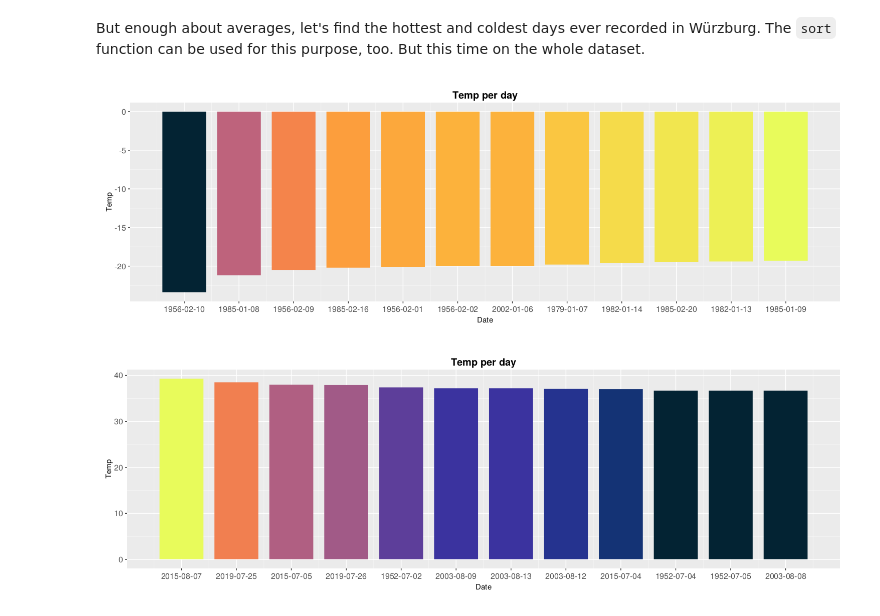
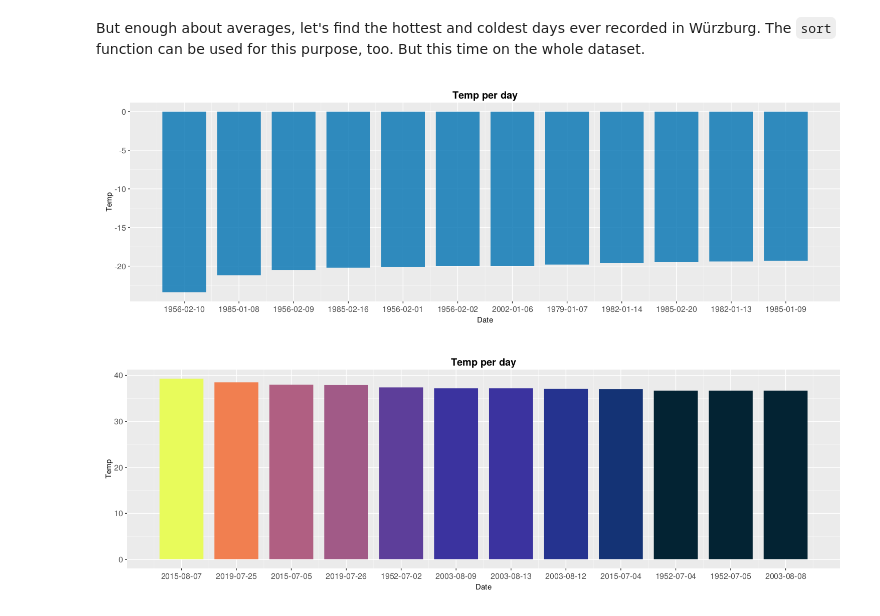
Before and after one commit to AndreasKuhn-ak/WS2022_Julia, a Jupyter notebook: Part_8_Data_Analysis/Julia_Data_Analysis.ipynb, the cells around one changed output. Cells and saved outputs as stored; diff of their text form; code cells hidden in the pictures.

Commit message:
almost finished data analyisis

```diff
--- a/Part_8_Data_Analysis/Julia_Data_Analysis.ipynb
+++ b/Part_8_Data_Analysis/Julia_Data_Analysis.ipynb
@@ -35,5 +35,5 @@ The first step is to import the data in the file dc.csv as a `DataFrame` using t
 # %%
-data = DataFrame(CSV.File("dc.csv"))
+data = DataFrame(CSV.File("dc.csv",normalizenames = true))
 # %% [output]
 27062×11 DataFrame
 27037 rows omitted
@@ -556,12 +568,12 @@ But enough about averages, let's find the hottest and coldest days ever recorded
 # %%
 extreme_days = sort(data,:temp_min, rev = false)
 f8 = Figure(resolution = (1500,500))
 ax8_1 = Axis(f8[1,1], xticks = (1:12,string.(extreme_days.date[1:12])), title = " Temp per day ", titlesize = 20, xlabel = "Date", ylabel = "Temp", xlabelsize = 15, ylabelsize = 15)
-bar8_1 = barplot!(ax8_1, extreme_days.temp_min[1:12],color =extreme_days.temp_min[1:12], colormap = :thermal )
+bar8_1 = barplot!(ax8_1, extreme_days.temp_min[1:12])#,color =extreme_days.temp_min[1:12], colormap = :thermal )
 
 f8
 # %% [output]
-[figure, old version]
+[figure, new version]
 # %%
 extreme_days = sort(data,:temp_max, rev = true)
 f9 = Figure(resolution = (1500,500))
```
Also changed, not shown: parts of 27 cells of this notebook, 10 other files.
